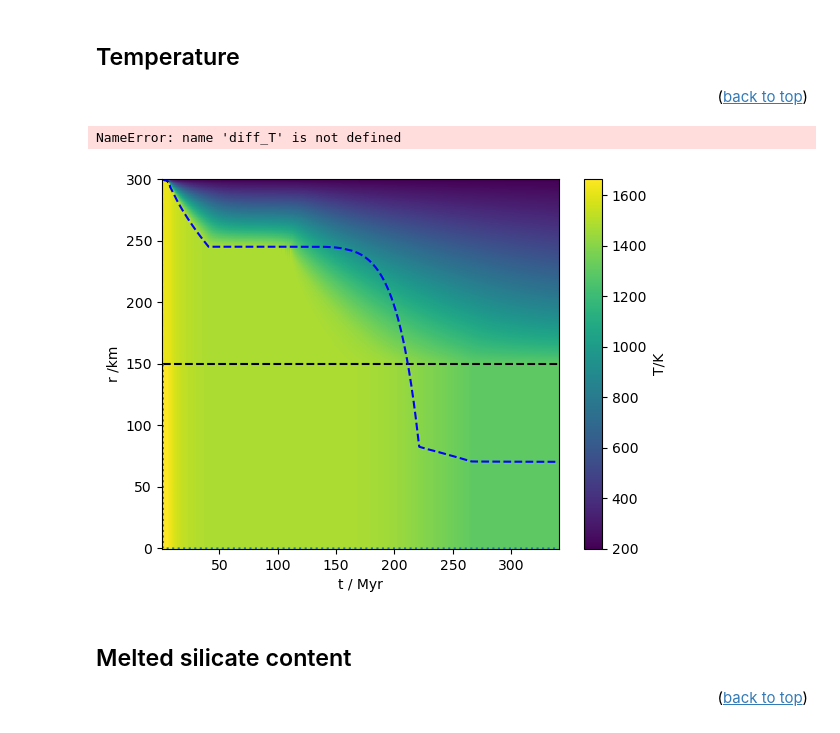
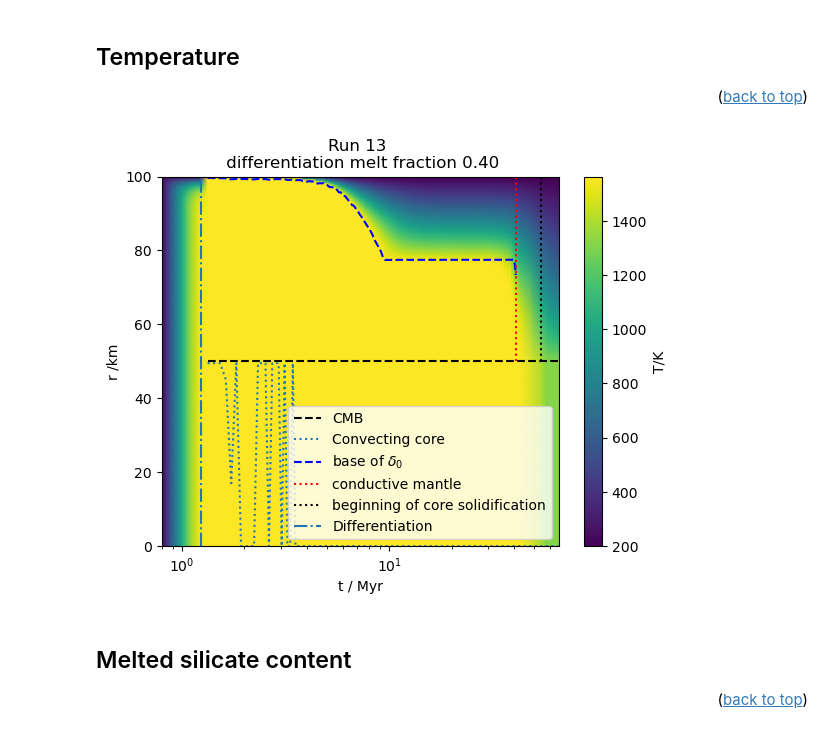
Before and after one commit to Hannah-RS/planetesimal-magnetic-history, a Jupyter notebook: Plotting_scripts/plot_combined.ipynb, the cells around one changed output. Saved outputs shown, nothing was run; the diff lists cells and outputs as text; code cells hidden in the pictures.

Commit message:
Changed shading to gouraud

```diff
--- a/Plotting_scripts/plot_combined.ipynb
+++ b/Plotting_scripts/plot_combined.ipynb
@@ -33,7 +33,7 @@ from plotting_constants import Myr, Tml, Tms
 # %% [markdown]
 Choose run and whether you want to save figure
 # %%
-run=7
+run=13
 save = False # do you want to save your figures?
 conduction = False #does the mantle switch to conduction
 path = '../Results_combined/' #path to files
@@ -92,5 +92,5 @@ tstart=0.8
 # %%
-#r, dr, tstart, dt, viscosity = load_run_info(run,f'{path}run_info.csv')
+r, dr, tstart, dt, viscosity = load_run_info(run,f'{path}run_info.csv')
 # %% [markdown]
 Calculate silicate melt content for thermal evolution
 # %%
@@ -157,33 +168,33 @@ r_unstable=np.array([])
 for ind in min_unstable:
     r_unstable = np.append(r_unstable,rplot[int(ind)])
 rc = r/2
+# %%
+fcond_t = results.at[0,'fcond_t']
+lconv_t = results.at[0,'lconv_t']
 # %%
 plt.figure()
-#plt.pcolormesh(t_plot_all,rplot,Tall-Tall[300,:],shading = 'nearest',vmin=0) # use same vmin and vmax as other plots to make them comparable
-plt.pcolormesh(t_plot_all,rplot,Tall,shading = 'nearest')
+#plt.pcolormesh(t_plot_all,rplot,Tall-Tall[300,:],shading = 'gouraud',vmin=0) # use same vmin and vmax as other plots to make them comparable
+plt.pcolormesh(t_plot_all,rplot,Tall,shading = 'gouraud')
 plt.hlines(rc/1e3,min(t/Myr),max(tall/Myr),linestyle='--',color='black',label='CMB')
 #plt.fill_betweenx([0,rc/5e3],t[np.where(Fcmb>Fad)[0]][0]/Myr,t[np.where(Fcmb>Fad)[0]][-1]/Myr,alpha=0,hatch='/',label='$F_{CMB}>F_{ad}$')
 plt.plot(t/Myr,r_unstable,linestyle='dotted',label='Convecting core')
-if conduction == True:
-    plt.plot(t[t/Myr<=cond_t]/Myr,(r-d0[t/Myr<=cond_t])/1e3,linestyle='dashed',label='base of $\delta_0$',color='blue')
-    plt.vlines(t[t/Myr<=cond_t][-1]/Myr,r/1e3,rc/1e3,linestyle='dotted',label='conductive mantle',color='red')
-else:
-    plt.plot(t/Myr,(r-d0)/1e3,linestyle='dashed',label='base of $\delta_0$',color='blue')
+plt.plot(t[t/Myr<=fcond_t]/Myr,(r-d0[t/Myr<=fcond_t])/1e3,linestyle='dashed',label='base of $\delta_0$',color='blue')
+plt.vlines(t[t/Myr<=fcond_t][-1]/Myr,r/1e3,rc/1e3,linestyle='dotted',label='conductive mantle',color='red')
+plt.vlines(t[f<0.999000][0]/Myr,r/1e3,rc/1e3,linestyle='dotted',label='beginning of core solidification',color='black')
 plt.ylabel('r /km')
 plt.xlabel('t / Myr')
-#plt.ylim([(r-10000)/1e3,r/1e3])
+plt.ylim([0,r/1e3])
 #plt.xlim([0.8,1.1])
 #plt.ylim([290,r/1e3])
 plt.vlines(tdiff[-1]/Myr,0,r/1e3,linestyle='-.',label='Differentiation')
 plt.colorbar(label='T/K')
 plt.title(f'Run {run} \n differentiation melt fraction {(diff_T-1400)/400:.2f}')
 plt.xscale('log')
 plt.legend(loc='lower right')
 #if save == True:
 #plt.savefig(f'../Plots/Xs_r_tests/Tall_run{run}.png')
 # %% [output]
-NameError: name 'diff_T' is not defined
-[figure, old version]
+[figure, new version]
 # %% [markdown]
 ## Melted silicate content <a class="anchor" id="silicate"></a>
 <p align="right">(<a href="#top">back to top</a>)</p>
```
Also changed, not shown: parts of 15 cells of this notebook, 1 other file.
